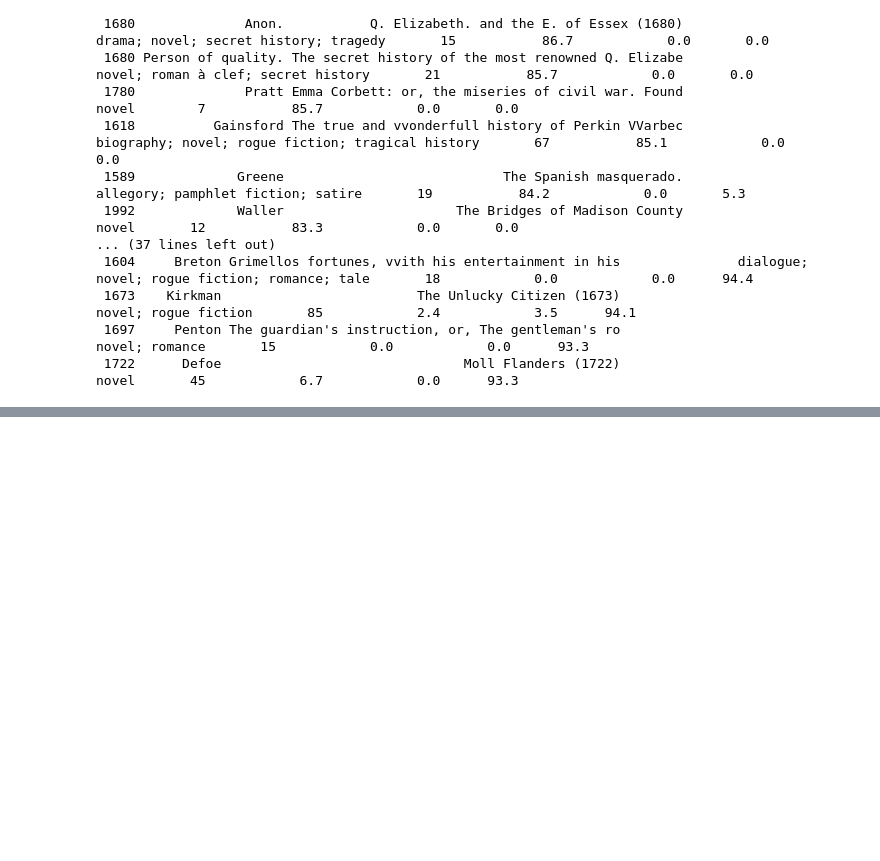
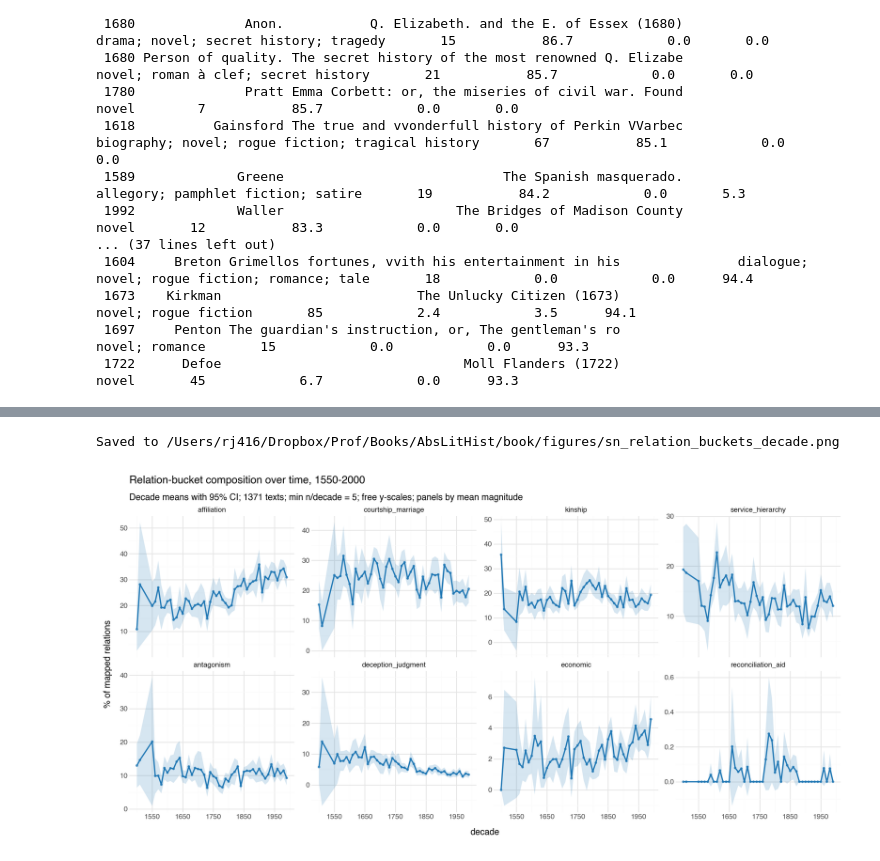
Before and after one commit to quadrismegistus/abstraction, a Jupyter notebook: notebooks/15-character-naming.ipynb, the cells around one changed output, grey strips where cells are left out. Drawn from its saved outputs; the diff is of its cells as text; code cells hidden in the pictures; blank space fills up the shorter version.

```diff
--- a/notebooks/15-character-naming.ipynb
+++ b/notebooks/15-character-naming.ipynb
@@ -594,2 +598,57 @@ TOP REALISTIC
+# %%
+DECADE_REL = 10
+MIN_N_REL = 5
+
+rel_bucket_names = ['affiliation', 'courtship_marriage', 'kinship', 'service_hierarchy',
+                    'antagonism', 'deception_judgment', 'economic', 'reconciliation_aid']
+rel_cols = [f'rel_{b}_pct' for b in rel_bucket_names]
+
+rel_in = df[(df['year'] >= 1500) & (df['year'] < 2000)].copy()
+rel_in['decade'] = (rel_in['year'] // DECADE_REL * DECADE_REL).astype(int)
+
+long = []
+for b in rel_bucket_names:
+    col = f'rel_{b}_pct'
+    g = (rel_in[['decade', col]].dropna()
+         .groupby('decade')
+         .agg(n=(col, 'count'),
+              val=(col, 'mean'),
+              se=(col, lambda s: s.std(ddof=1) / np.sqrt(len(s))))
+         .query(f'n >= {MIN_N_REL}')
+         .reset_index())
+    g['lo'] = g['val'] - 1.96 * g['se']
+    g['hi'] = g['val'] + 1.96 * g['se']
+    g['bucket'] = b
+    long.append(g)
+long = pd.concat(long, ignore_index=True)
+
+# Facet panels ordered by overall mean magnitude (largest first)
+panel_order = (df[rel_cols].mean()
+               .sort_values(ascending=False).index.tolist())
+panel_order = [c.replace('rel_', '').replace('_pct', '') for c in panel_order]
+long['bucket'] = pd.Categorical(long['bucket'], categories=panel_order, ordered=True)
+
+p_rel = (p9.ggplot(long, p9.aes(x='decade', y='val'))
+         + p9.geom_ribbon(p9.aes(ymin='lo', ymax='hi'), alpha=0.18, fill='#1f77b4')
+         + p9.geom_line(color='#1f77b4', size=0.9)
+         + p9.geom_point(color='#1f77b4', size=0.8, alpha=0.7)
+         + p9.facet_wrap('~ bucket', ncol=4, scales='free_y')
+         + p9.scale_x_continuous(breaks=range(1550, 2001, 100))
+         + p9.labs(
+             title='Relation-bucket composition over time, 1550-2000',
+             subtitle=f'Decade means with 95% CI; {len(rel_in)} texts; min n/decade = {MIN_N_REL}; free y-scales; panels by mean magnitude',
+             x='decade',
+             y='% of mapped relations',
+         )
+         + p9.theme_minimal()
+         + p9.theme(figure_size=(13, 6.5)))
+
+out_rel = os.path.join(DROPBOX_FIGS, 'sn_relation_buckets_decade.png')
+p_rel.save(out_rel, dpi=300, verbose=False)
+print(f'Saved to {out_rel}')
+p_rel
+# %% [output]
+Saved to /Users/rj416/Dropbox/Prof/Books/AbsLitHist/book/figures/sn_relation_buckets_decade.png
+[figure, added]
 # %%
 c.close()
```
Also changed, not shown: parts of 1 cell of this notebook.
